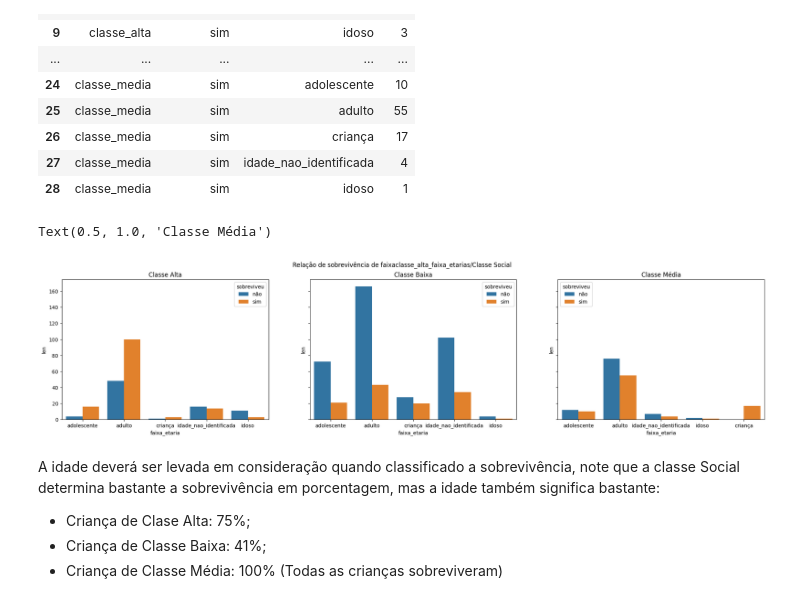
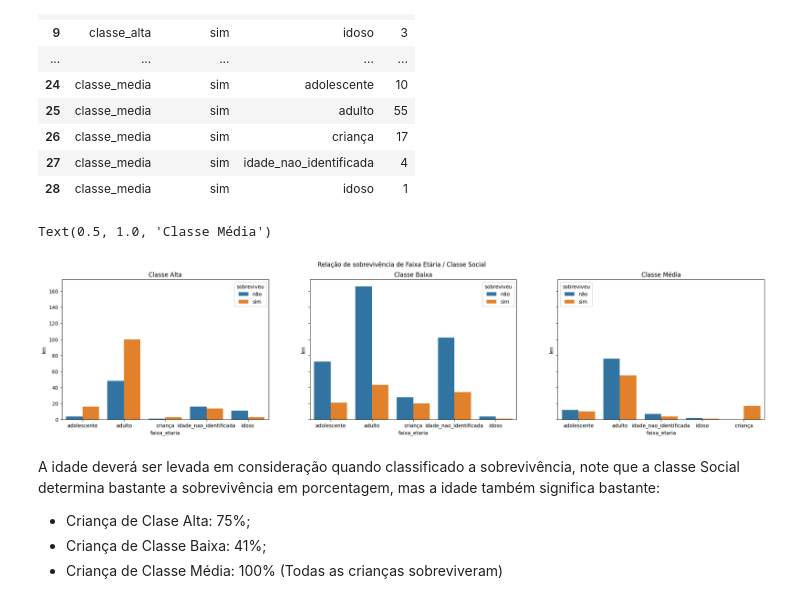
Before and after one commit to Gabriel-Emannuel/desenvolvimento_notebooks, a Jupyter notebook: titanic/exploracao/EDA.ipynb, the cells around one changed output. Saved outputs shown, nothing was run; the diff lists cells and outputs as text; code cells hidden in the pictures.

```diff
--- a/titanic/exploracao/EDA.ipynb
+++ b/titanic/exploracao/EDA.ipynb
@@ -61,7 +60,9 @@ dataset
 # %% [markdown]
 ### Verificando Taxa de Sobrevivência
 # %%
-dataset['sobreviveu'].replace(to_replace=[0,1], value=['não', 'sim'], inplace=True)
+dataset['sobreviveu'].replace(to_replace=[0,1],
+                              value=['não', 'sim'],
+                              inplace=True)
 # %%
 sns.histplot(dataset['sobreviveu'])
 # %% [output]
@@ -165,31 +166,31 @@ classe_media_faixa_etaria = sobrevivencia_classe_faixa_etaria[
     ]
 # %%
 fig, axes = plt.subplots(1, 3, figsize=(25, 5), sharey=True)
-fig.suptitle('Relação de sobrevivência de faixaclasse_alta_faixa_etarias/Classe Social')
+fig.suptitle('Relação de sobrevivência de Faixa Etária / Classe Social')
 
 sns.barplot(ax=axes[0],
             data=classe_alta_faixa_etaria,
             x='faixa_etaria',
             y='len',
             hue='sobreviveu')
 axes[0].set_title('Classe Alta')
 
 sns.barplot(ax=axes[1],
             data=classe_baixa_faixa_etaria,
             x='faixa_etaria',
             y='len',
             hue='sobreviveu')
 axes[1].set_title('Classe Baixa')
 
 sns.barplot(ax=axes[2],
             data=classe_media_faixa_etaria,
             x='faixa_etaria',
             y='len',
             hue='sobreviveu')
 axes[2].set_title('Classe Média')
 # %% [output]
 Text(0.5, 1.0, 'Classe Média')
-[figure, old version]
+[figure, new version]
 # %% [markdown]
 A idade deverá ser levada em consideração quando classificado a sobrevivência, note que a classe Social determina bastante a sobrevivência em porcentagem, mas a idade também significa bastante:
 * Criança de Clase Alta: 75%;
```
Also changed, not shown: parts of 3 cells of this notebook.
